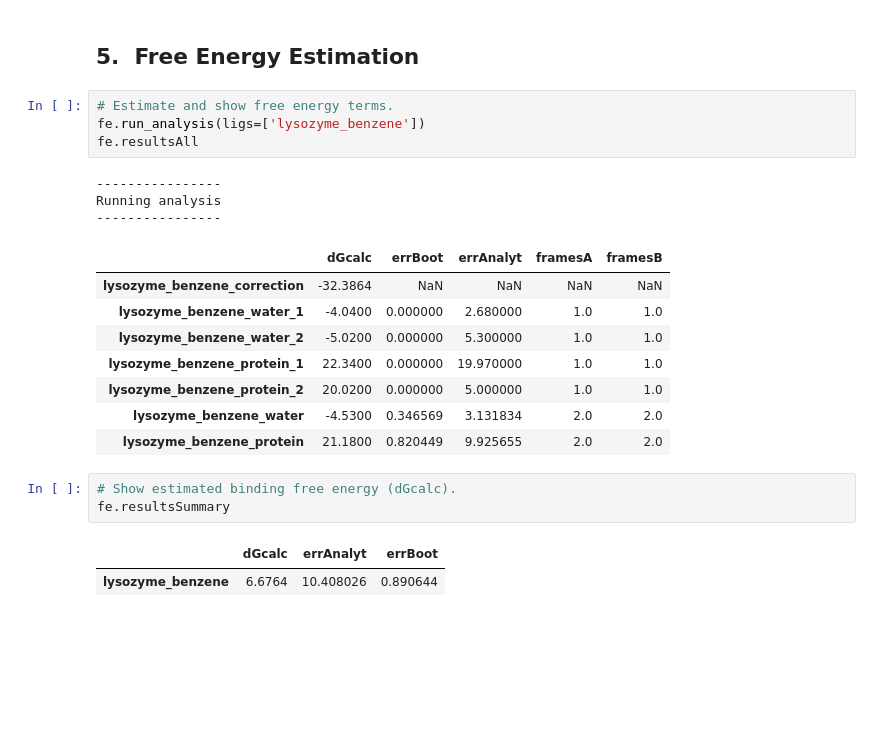
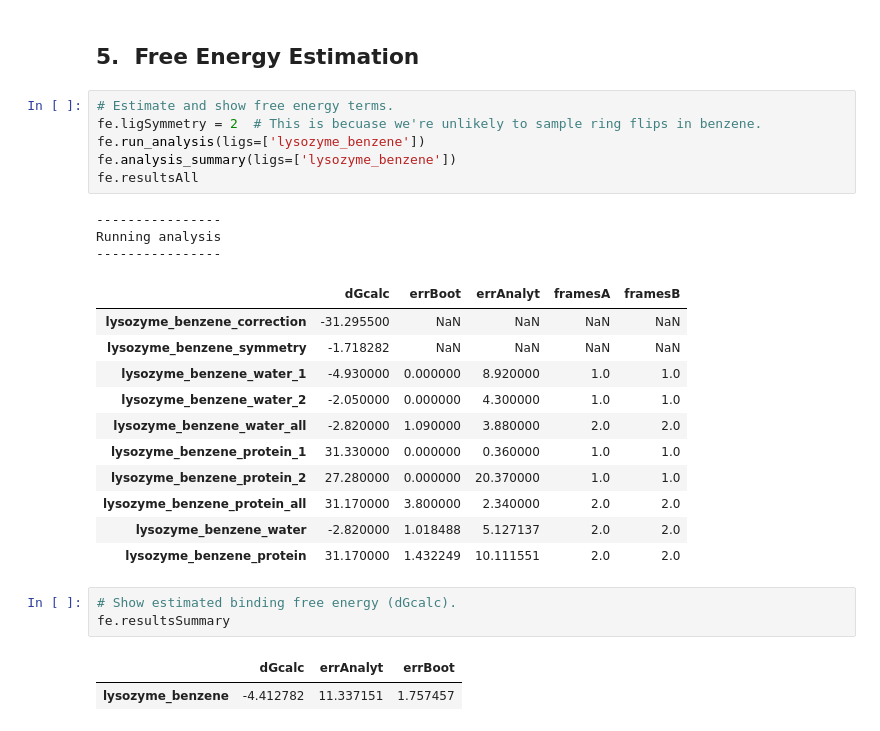
Before and after one commit to google-research/protein-ligand-binding-free-energy-calculations, a Jupyter notebook: colab_tutorial/abfe_tutorial.ipynb, the cells around one changed output. Cells and saved outputs as stored; diff of their text form; blank space fills up the shorter version.

Commit message:
update analysis

```diff
--- a/colab_tutorial/abfe_tutorial.ipynb
+++ b/colab_tutorial/abfe_tutorial.ipynb
@@ -620,23 +1042,28 @@ Last 10 lines of an XVG files. The first column is time in ps, the second column
 ## 5.&nbsp; Free Energy Estimation
 # %%
 # Estimate and show free energy terms.
+fe.ligSymmetry = 2  # This is becuase we're unlikely to sample ring flips in benzene.
 fe.run_analysis(ligs=['lysozyme_benzene'])
+fe.analysis_summary(ligs=['lysozyme_benzene'])
 fe.resultsAll
 # %% [output]
 ----------------
 Running analysis
 ----------------
 |  | dGcalc | errBoot | errAnalyt | framesA | framesB |
-| lysozyme_benzene_correction | -32.3864 | NaN | NaN | NaN | NaN |
-| lysozyme_benzene_water_1 | -4.0400 | 0.000000 | 2.680000 | 1.0 | 1.0 |
-| lysozyme_benzene_water_2 | -5.0200 | 0.000000 | 5.300000 | 1.0 | 1.0 |
-| lysozyme_benzene_protein_1 | 22.3400 | 0.000000 | 19.970000 | 1.0 | 1.0 |
-| lysozyme_benzene_protein_2 | 20.0200 | 0.000000 | 5.000000 | 1.0 | 1.0 |
-| lysozyme_benzene_water | -4.5300 | 0.346569 | 3.131834 | 2.0 | 2.0 |
-| lysozyme_benzene_protein | 21.1800 | 0.820449 | 9.925655 | 2.0 | 2.0 |
+| lysozyme_benzene_correction | -31.295500 | NaN | NaN | NaN | NaN |
+| lysozyme_benzene_symmetry | -1.718282 | NaN | NaN | NaN | NaN |
+| lysozyme_benzene_water_1 | -4.930000 | 0.000000 | 8.920000 | 1.0 | 1.0 |
+| lysozyme_benzene_water_2 | -2.050000 | 0.000000 | 4.300000 | 1.0 | 1.0 |
+| lysozyme_benzene_water_all | -2.820000 | 1.090000 | 3.880000 | 2.0 | 2.0 |
+| lysozyme_benzene_protein_1 | 31.330000 | 0.000000 | 0.360000 | 1.0 | 1.0 |
+| lysozyme_benzene_protein_2 | 27.280000 | 0.000000 | 20.370000 | 1.0 | 1.0 |
+| lysozyme_benzene_protein_all | 31.170000 | 3.800000 | 2.340000 | 2.0 | 2.0 |
+| lysozyme_benzene_water | -2.820000 | 1.018488 | 5.127137 | 2.0 | 2.0 |
+| lysozyme_benzene_protein | 31.170000 | 1.432249 | 10.111551 | 2.0 | 2.0 |
 # %%
 # Show estimated binding free energy (dGcalc).
 fe.resultsSummary
 # %% [output]
 |  | dGcalc | errAnalyt | errBoot |
-| lysozyme_benzene | 6.6764 | 10.408026 | 0.890644 |
+| lysozyme_benzene | -4.412782 | 11.337151 | 1.757457 |
```
Also changed, not shown: parts of 16 cells of this notebook.
